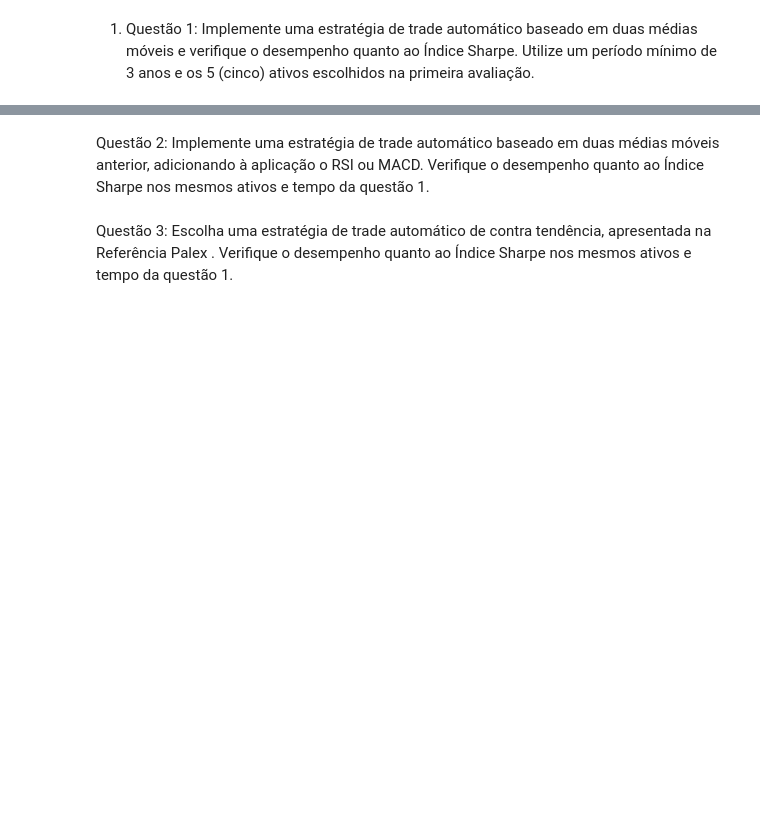
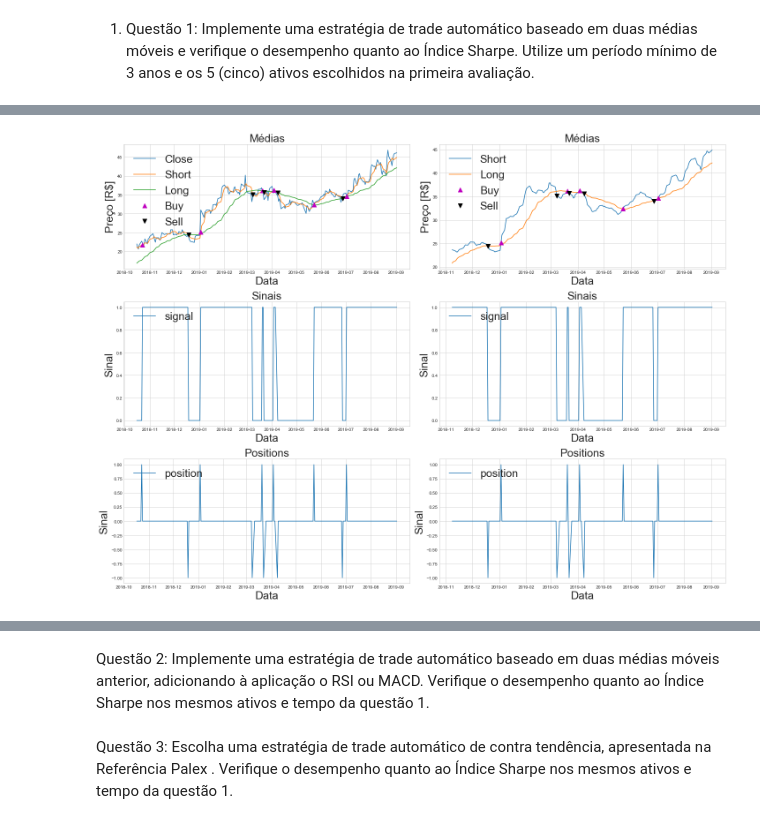
Before and after one commit to AlgotradingQueLucra/Trabalho-2, a Jupyter notebook: Segunda_atividade_avaliativa.ipynb, the cells around one changed output, grey strips where cells are left out. Saved outputs shown, nothing was run; the diff lists cells and outputs as text; code cells hidden in the pictures; blank space fills up the shorter version.

```diff
--- a/Segunda_atividade_avaliativa.ipynb
+++ b/Segunda_atividade_avaliativa.ipynb
@@ -29,0 +50,11 @@ CMIG4_df = download_acao('CMIG4',datetime.datetime(2018,9,1),datetime.datetime(2
+# %%
+trades = pd.DataFrame(index=CMIG4_df.index)
+trades['Close']=CMIG4_df.Close.values
+
+short=5
+long=30
+
+trades['short'] = trades['Close'].rolling(window=short).mean()
+trades['long'] = trades['Close'].rolling(window=long).mean()
+trades.dropna(inplace = True)
+trades
@@ -29,0 +81,74 @@ CMIG4_df = download_acao('CMIG4',datetime.datetime(2018,9,1),datetime.datetime(2
+# %%
+# Sinal de Entrada
+trades['signal']=0
+trades['signal'][short:] = np.where(trades['short'][short:] > trades['long'][short:], 1.0, 0.0)
+
+# Posição dos trades
+trades['positions'] = trades['signal'].diff()
+
+fig = plt.subplots(figsize=(20,15))
+plt.style.use('seaborn-whitegrid')
+
+ax1 = plt.subplot(321)
+ax1.plot(trades['Close'], label='Close')
+ax1.plot(trades['short'], label='Short')
+ax1.plot(trades['long'],label='Long')
+
+ax1.plot(trades.loc[trades.positions == 1.0].index,
+         trades.short[trades.positions == 1.0],
+         '^', markersize=10, color='m',label='Buy')
+ax1.plot(trades.loc[trades.positions == -1.0].index,
+         trades.short[trades.positions == -1.0],
+         'v', markersize=10, color='k',label='Sell')
+
+ax1.set_ylabel("Preço [R$]",fontsize=25)
+ax1.set_xlabel("Data",fontsize=25)
+ax1.set_title("Médias",fontsize=25)
+ax1.legend(loc='upper left',fontsize=25)
+
+ax2 = plt.subplot(322)
+#ax2.plot(trades['Close'][-200:], label='Close')
+ax2.plot(trades['short'][-200:], label='Short')
+ax2.plot(trades['long'][-200:],label='Long')
+ax2.set_ylabel("Preço [R$]",fontsize=25)
+ax2.set_xlabel("Data",fontsize=25)
+ax2.set_title("Médias",fontsize=25)
+ax2.plot(trades[-200:].loc[trades[-200:].positions == 1.0].index,
+         trades[-200:].short[trades[-200:].positions == 1.0],
+         '^', markersize=10, color='m',label='Buy')
+ax2.plot(trades[-200:].loc[trades[-200:].positions == -1.0].index,
+         trades[-200:].short[trades[-200:].positions == -1.0],
+         'v', markersize=10, color='k',label='Sell')
+ax2.legend(loc='upper left',fontsize=25)
+
+ax3 = plt.subplot(323)
+ax3.plot(trades['signal'], label='signal')
+ax3.set_ylabel("Sinal",fontsize=25)
+ax3.set_xlabel("Data",fontsize=25)
+ax3.set_title("Sinais",fontsize=25)
+ax3.legend(loc='upper left',fontsize=25)
+
+ax4 = plt.subplot(324)
+ax4.plot(trades['signal'][-200:], label='signal')
+ax4.set_ylabel("Sinal",fontsize=25)
+ax4.set_xlabel("Data",fontsize=25)
+ax4.set_title("Sinais",fontsize=25)
+ax4.legend(loc='upper left',fontsize=25)
+
+ax5 = plt.subplot(325)
+ax5.plot(trades['positions'], label='position')
+ax5.set_ylabel("Sinal",fontsize=25)
+ax5.set_xlabel("Data",fontsize=25)
+ax5.set_title("Positions",fontsize=25)
+ax5.legend(loc='upper left',fontsize=25)
+
+ax6 = plt.subplot(326)
+ax6.plot(trades['positions'][-200:], label='position')
+ax6.set_ylabel("Sinal",fontsize=25)
+ax6.set_xlabel("Data",fontsize=25)
+ax6.set_title("Positions",fontsize=25)
+ax6.legend(loc='upper left',fontsize=25)
+plt.tight_layout()
+
+trades
+# %% [output]
@@ -29,0 +178 @@ CMIG4_df = download_acao('CMIG4',datetime.datetime(2018,9,1),datetime.datetime(2
+[figure, added]
```
Also changed, not shown: parts of 5 cells of this notebook.
